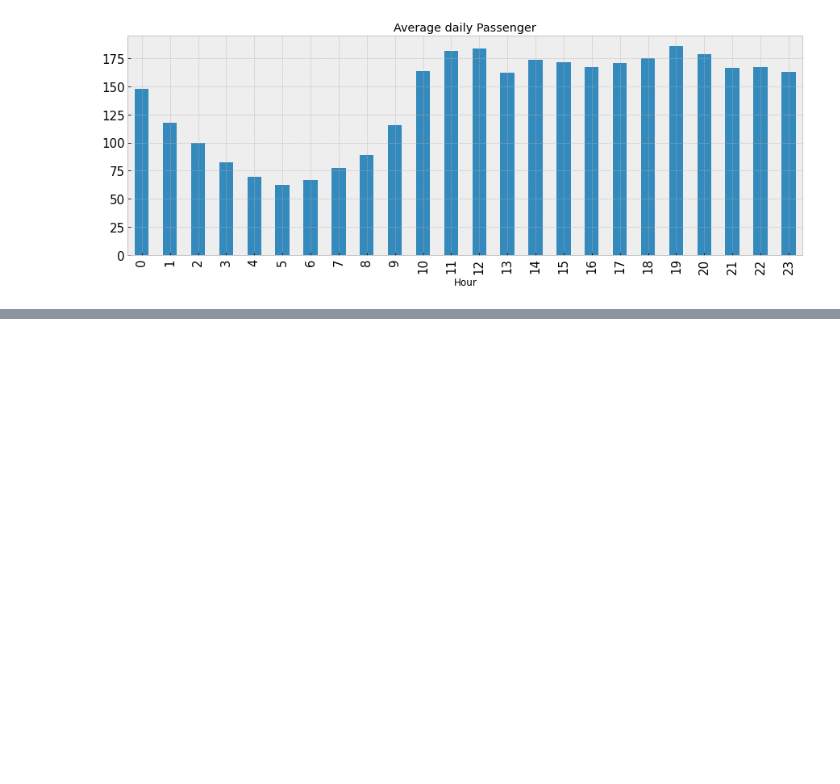
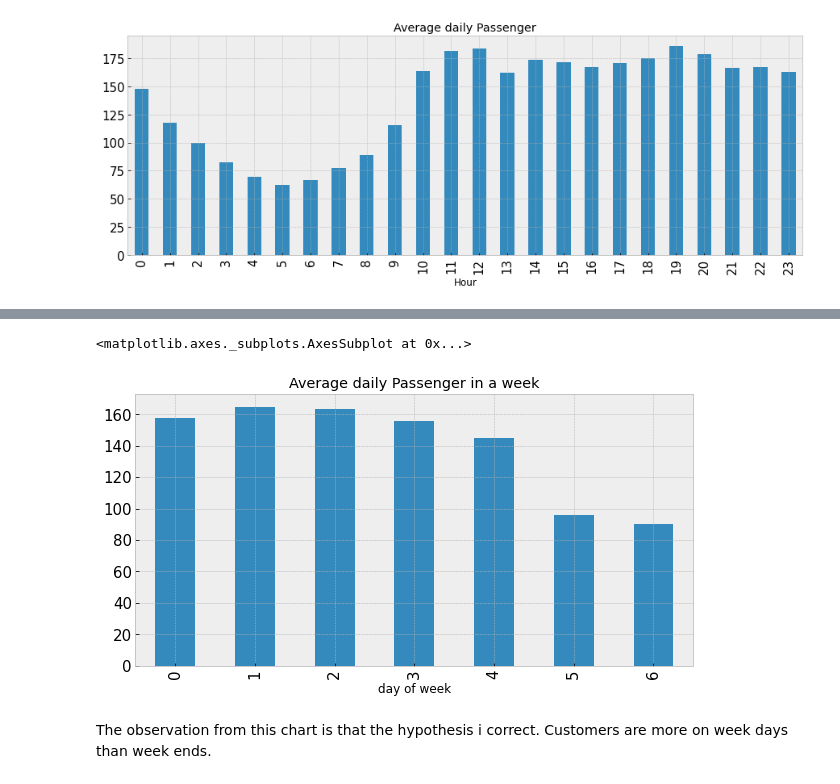
Before and after one commit to Pachinchin/Timeseries-Forecasting, a Jupyter notebook: Time_series.ipynb, the cells around one changed output, grey strips where cells are left out. Saved outputs shown, nothing was run; the diff lists cells and outputs as text; code cells hidden in the pictures; blank space fills up the shorter version.

```diff
--- a/Time_series.ipynb
+++ b/Time_series.ipynb
@@ -119,0 +135,8 @@ train.groupby('Hour')['Count'].mean().plot.bar(figsize = (15, 5), title = 'Avera
+# %%
+#average daily trafic in a week
+train.groupby('day of week')['Count'].mean().plot.bar(figsize = (10, 5), title = 'Average daily Passenger in a week', fontsize =15)
+# %% [output]
+<matplotlib.axes._subplots.AxesSubplot at 0x...>
+[figure, added]
+# %% [markdown]
+The observation from this chart is that the hypothesis i correct. Customers are more on week days than week ends.
```
Also changed, not shown: parts of 13 cells of this notebook.
